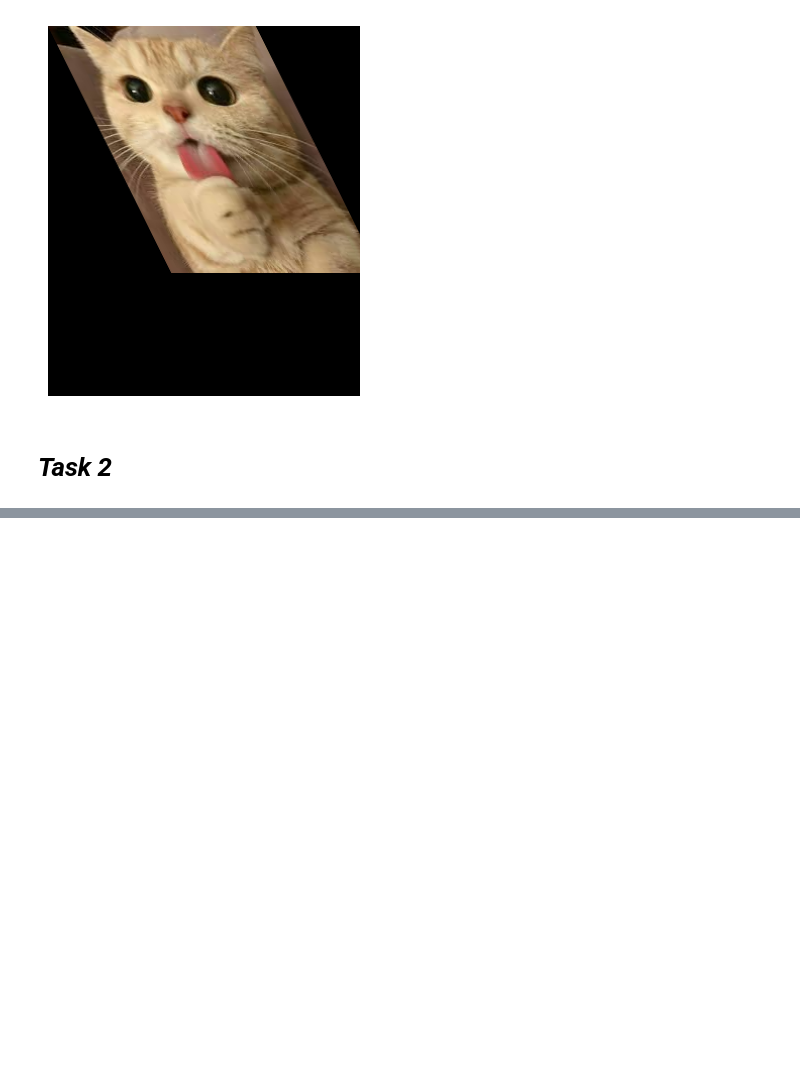
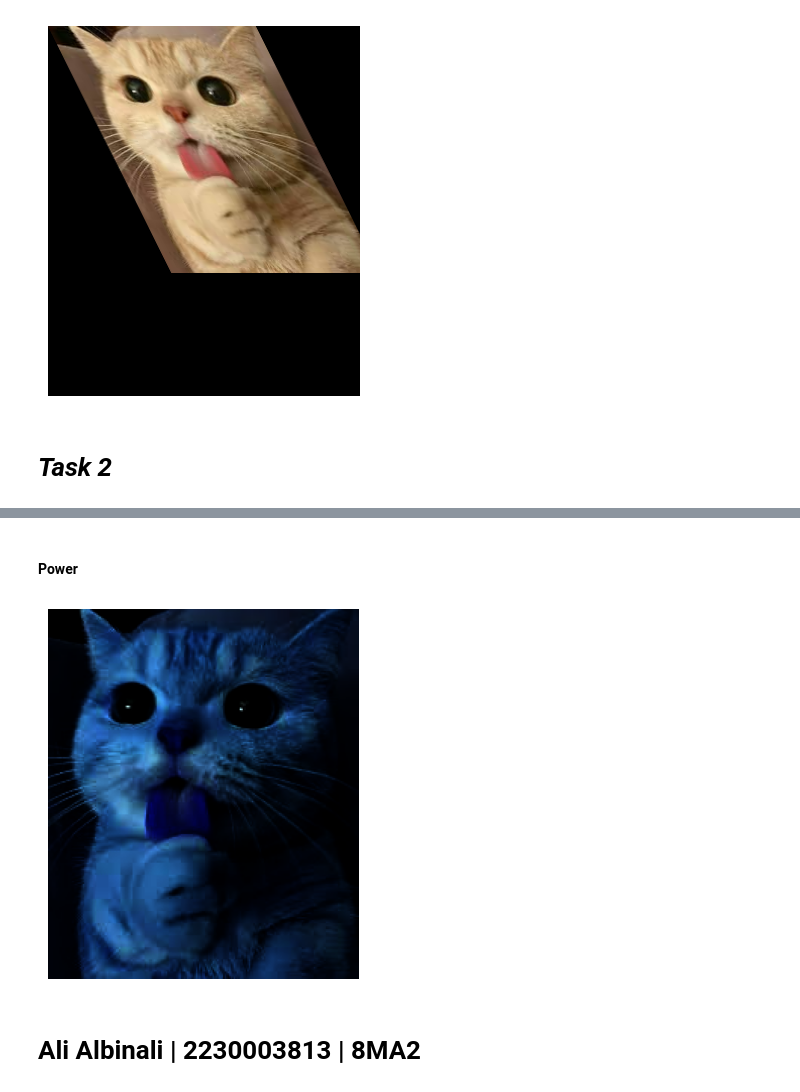
Before and after one commit to ImSleepingHere/ARTI404-Image-Processing-Labs, a Jupyter notebook: Lab 3/Lab3.ipynb, the cells around one changed output, grey strips where cells are left out. Drawn from its saved outputs; the diff is of its cells as text; code cells hidden in the pictures; blank space fills up the shorter version.

```diff
--- a/Lab 3/Lab3.ipynb
+++ b/Lab 3/Lab3.ipynb
@@ -103,0 +124,14 @@ plt.show()
+# %% [markdown]
+#### Power
+# %%
+gamma = 4 #increasing gamma -> darker | decreasing gamma -> brighter
+power_img = np.power(img / 255.0, gamma) * 255.0
+power_img = power_img.astype(np.uint8)
+
+plt.axis('off')
+plt.imshow(cv2.cvtColor(power_img, cv2.COLOR_BGR2RGB))
+plt.show()
+# %% [output]
+[figure, added]
+# %% [markdown]
+# Ali Albinali | 2230003813 | 8MA2
```
Also changed, not shown: parts of 4 cells of this notebook.
